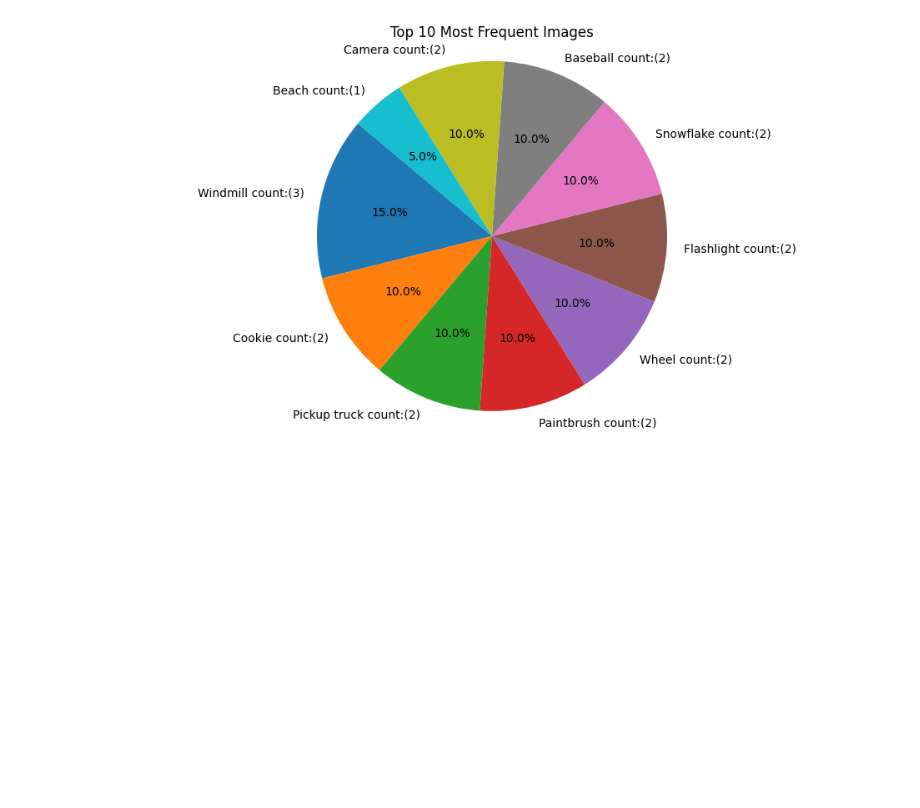
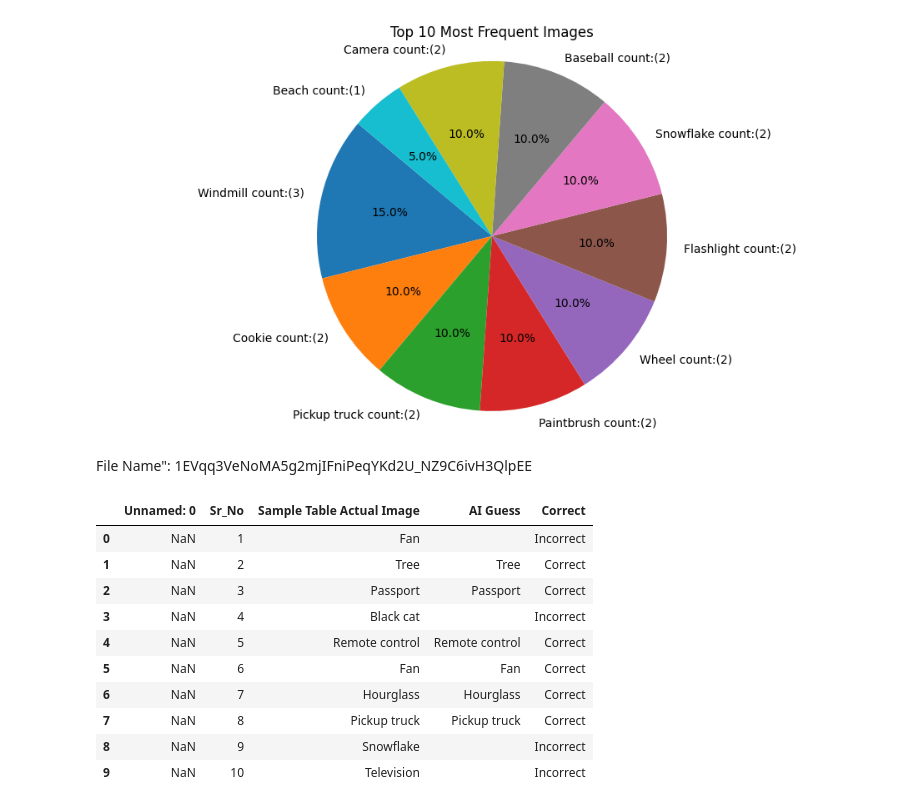
Before and after one commit to FarazNadeem22/Data-Strcutures, a Jupyter notebook: ethics/frequency.ipynb, the cells around one changed output. Saved outputs shown, nothing was run; the diff lists cells and outputs as text; code cells hidden in the pictures; blank space fills up the shorter version.

```diff
--- a/ethics/frequency.ipynb
+++ b/ethics/frequency.ipynb
@@ -46,3 +47,5 @@ plt.axis('equal')
 plt.show()
 # %% [output]
 [figure]
+# %% [markdown]
+File Name": 1EVqq3VeNoMA5g2mjIFniPeqYKd2U_NZ9C6ivH3QlpEE
@@ -48,0 +57,15 @@ plt.show()
+# %%
+df = pd.read_csv(url)
+df.head(10)
+# %% [output]
+|  | Unnamed: 0 | Sr_No | Sample Table Actual Image | AI Guess | Correct |
+| 0 | NaN | 1 | Fan |  | Incorrect |
+| 1 | NaN | 2 | Tree | Tree | Correct |
+| 2 | NaN | 3 | Passport | Passport | Correct |
+| 3 | NaN | 4 | Black cat |  | Incorrect |
+| 4 | NaN | 5 | Remote control | Remote control | Correct |
+| 5 | NaN | 6 | Fan | Fan | Correct |
+| 6 | NaN | 7 | Hourglass | Hourglass | Correct |
+| 7 | NaN | 8 | Pickup truck | Pickup truck | Correct |
+| 8 | NaN | 9 | Snowflake |  | Incorrect |
+| 9 | NaN | 10 | Television |  | Incorrect |
```
Also changed, not shown: parts of 5 cells of this notebook.
